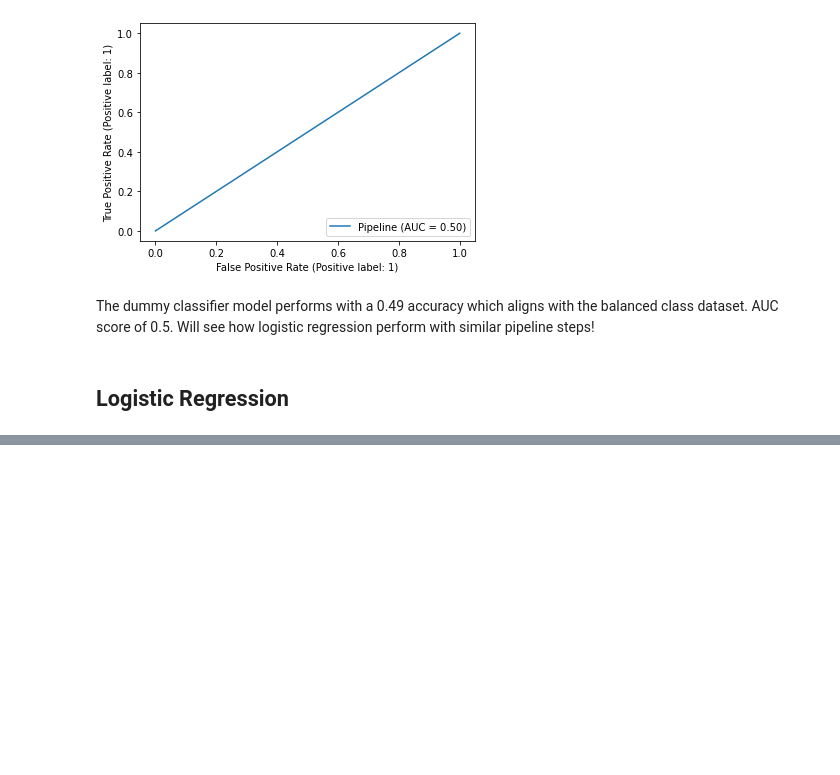
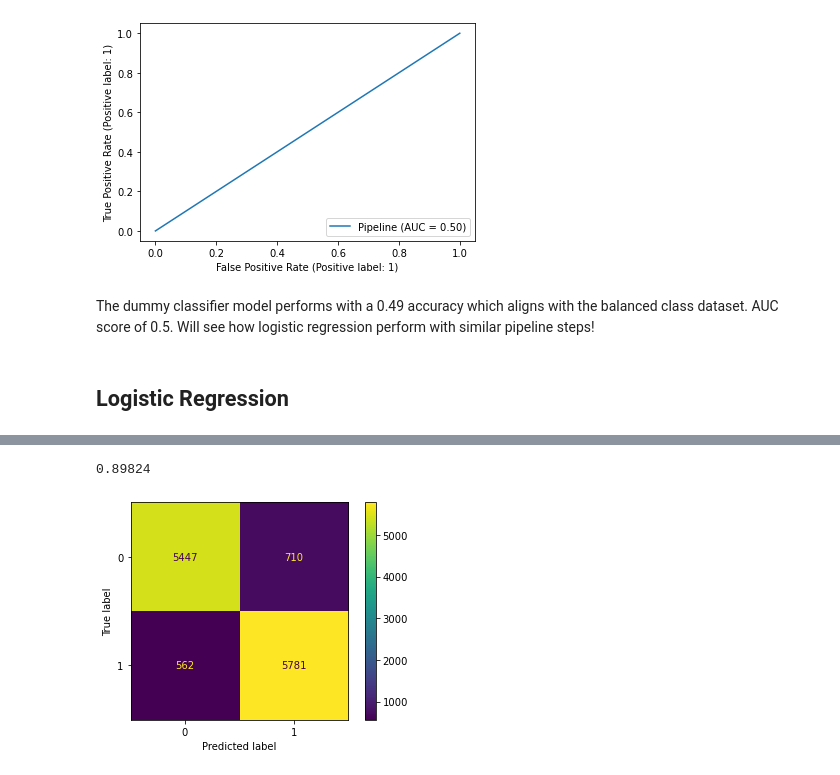
Before and after one commit to QiCai1995/NLP-Movie-Review-Sentiment, a Jupyter notebook: Modeling.ipynb, the cells around one changed output, grey strips where cells are left out. Saved outputs shown, nothing was run; the diff lists cells and outputs as text; code cells hidden in the pictures; blank space fills up the shorter version.

```diff
--- a/Modeling.ipynb
+++ b/Modeling.ipynb
@@ -124,3 +128,10 @@ RocCurveDisplay.from_estimator( dummy_pipe, X_test, y_test )
 The dummy classifier model performs with a 0.49 accuracy which aligns with the balanced class dataset. AUC score of 0.5. Will see how logistic regression perform with similar pipeline steps!
 # %% [markdown]
 ## Logistic Regression
+# %%
+# create a logistic regression pipeline
+logreg_pipe = Pipeline([('vectorizer', TfidfVectorizer(tokenizer=tokenizer.tokenize,
+                                        stop_words=stop_lst)), # NLP preprocessing: tokenize, remove stopwords, punctunations, lowercase
+                     ('lr', LogisticRegression(random_state=42))])
+
+logreg_pipe.fit(X_train, y_train)
@@ -126,0 +150,5 @@ The dummy classifier model performs with a 0.49 accuracy which aligns with the b
+# %%
+# predict target with logreg_pipe on testing set
+y_pred = logreg_pipe.predict(X_test)
+# print a classification report
+print (classification_report(y_test, y_pred))
@@ -126,0 +164,12 @@ The dummy classifier model performs with a 0.49 accuracy which aligns with the b
+# %%
+accuracy_score(y_test, y_pred)
+# %% [output]
+0.89824
+# %%
+# check confusion matrix and roc auc score
+cm2 = confusion_matrix(y_test,y_pred)
+disp = ConfusionMatrixDisplay(confusion_matrix=cm2)
+disp.plot()
+plt.show()
+# %% [output]
+[figure, added]
```
Also changed, not shown: parts of 34 cells of this notebook, 1 other file.
